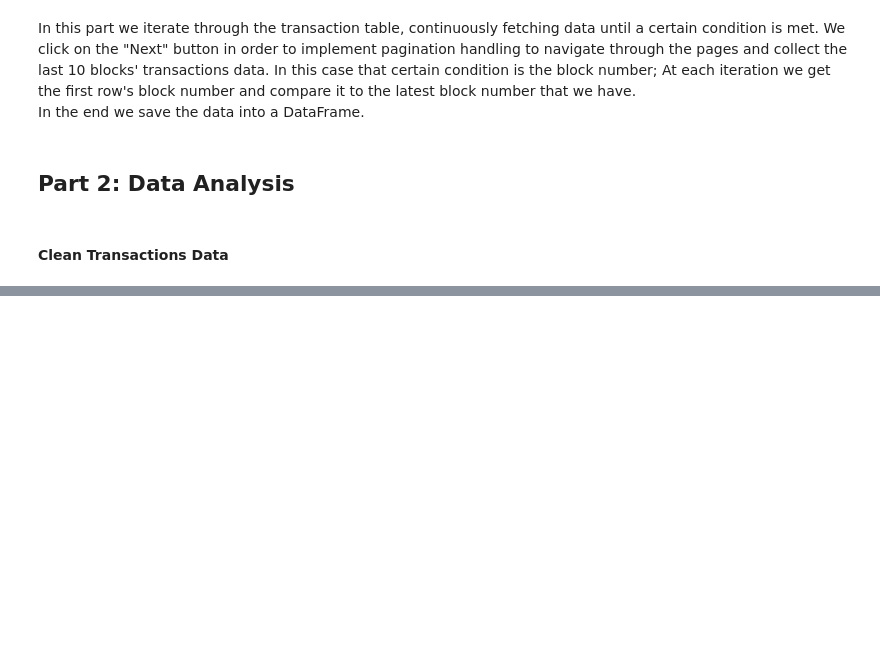
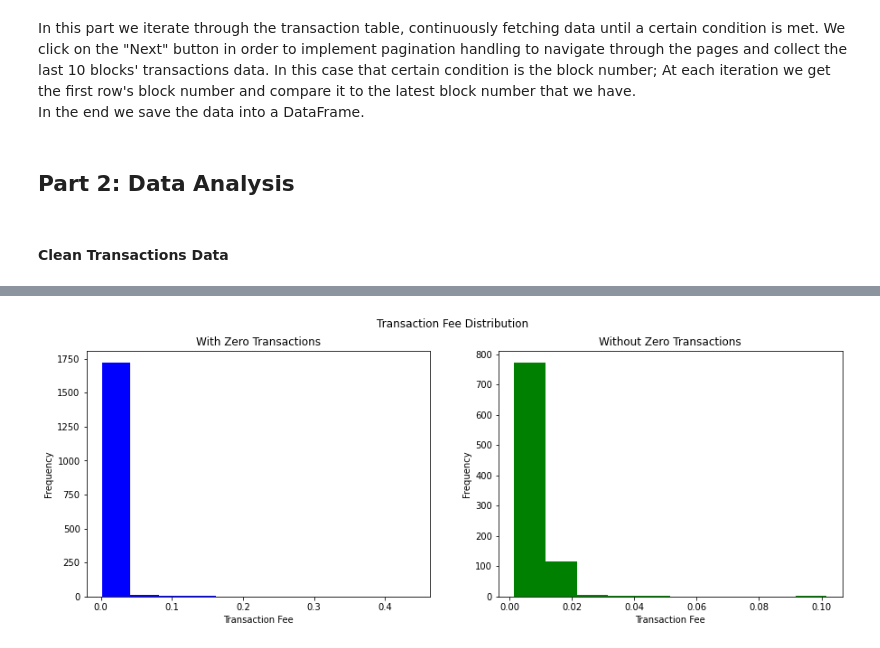
Before and after one commit to avamirm/Web-Scraping, a Jupyter notebook: Code&Report.ipynb, the cells around one changed output, grey strips where cells are left out. Saved outputs shown, nothing was run; the diff lists cells and outputs as text; code cells hidden in the pictures; blank space fills up the shorter version.

```diff
--- a/Code&Report.ipynb
+++ b/Code&Report.ipynb
@@ -119,0 +132,6 @@ saveToCsvFile(transactionsDf)
+# %%
+print(f"Rows count before removing duplicate rows: {transactionsDf.shape[0]}")
+transactionsDf.drop_duplicates(subset=['Txn Hash'], inplace=True)
+print(f"Rows count after removing duplicate rows: {transactionsDf.shape[0]}")
+
+transactionsDf_removed_dups = transactionsDf.copy()
@@ -119,0 +246,22 @@ saveToCsvFile(transactionsDf)
+# %%
+
+# 1 + log2(n) is the optimal number of bins
+bin_size_with_zero_txn = 1 + int(np.log2(transactionsDf_with_zero_txn['Txn Fee'].count()))
+bin_size_without_zero_txn = 1 + int(np.log2(transactionsDf_without_zero_txn['Txn Fee'].count()))
+
+fig, ax = plt.subplots(1, 2, figsize=(15, 5))
+fig.suptitle('Transaction Fee Distribution')
+
+ax[0].hist(transactionsDf_with_zero_txn['Txn Fee'], bins=bin_size_with_zero_txn, color='blue')
+ax[0].set_title('With Zero Transactions')
+ax[0].set_xlabel('Transaction Fee')
+ax[0].set_ylabel('Frequency')
+
+ax[1].hist(transactionsDf_without_zero_txn['Txn Fee'], bins=bin_size_without_zero_txn, color='green')
+ax[1].set_title('Without Zero Transactions')
+ax[1].set_xlabel('Transaction Fee')
+ax[1].set_ylabel('Frequency')
+
+plt.show()
+# %% [output]
+[figure, added]
```
Also changed, not shown: parts of 13 cells of this notebook.
